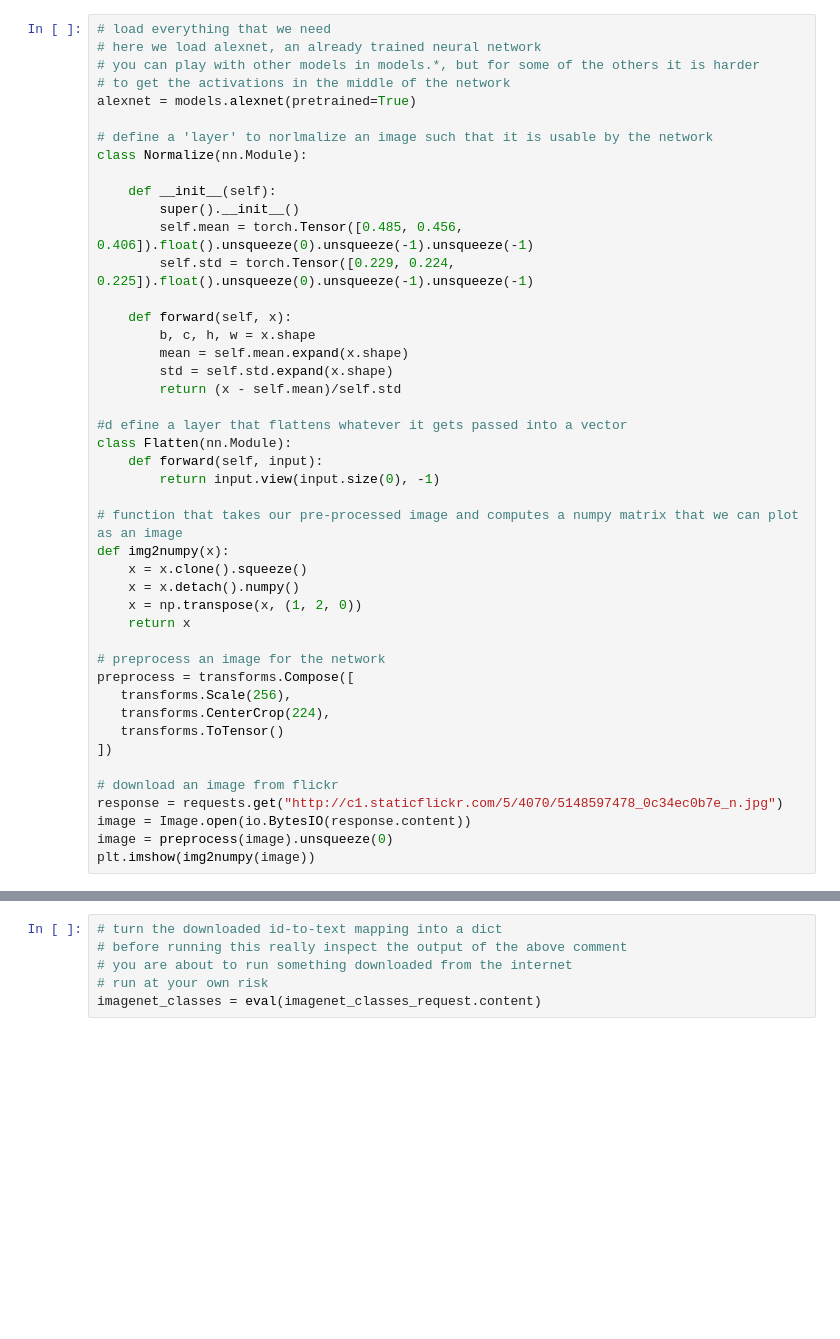
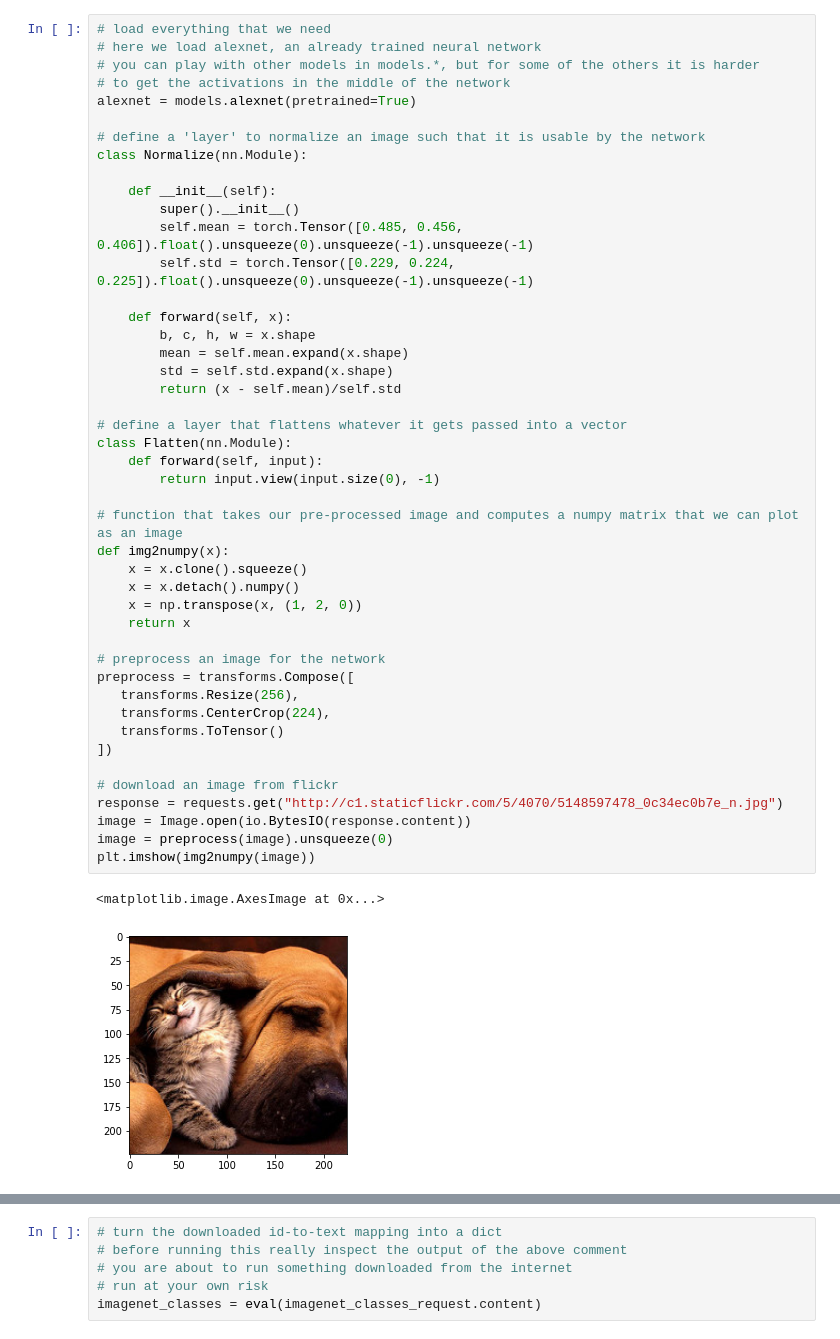
Before and after one commit to anianruoss/RIAI, a Jupyter notebook: exercise08/gradcam.ipynb, the cells around one changed output, grey strips where cells are left out. Saved outputs shown, nothing was run; the diff lists cells and outputs as text; blank space fills up the shorter version.

```diff
--- a/exercise08/gradcam.ipynb
+++ b/exercise08/gradcam.ipynb
@@ -23,7 +30,7 @@ torch.manual_seed(42)
 # to get the activations in the middle of the network
 alexnet = models.alexnet(pretrained=True)
 
-# define a 'layer' to norlmalize an image such that it is usable by the network
+# define a 'layer' to normalize an image such that it is usable by the network
 class Normalize(nn.Module):
 
     def __init__(self):
@@ -32,35 +39,38 @@ class Normalize(nn.Module):
         self.std = torch.Tensor([0.229, 0.224, 0.225]).float().unsqueeze(0).unsqueeze(-1).unsqueeze(-1)
 
     def forward(self, x):
         b, c, h, w = x.shape
         mean = self.mean.expand(x.shape)
         std = self.std.expand(x.shape)
         return (x - self.mean)/self.std
 
-#d efine a layer that flattens whatever it gets passed into a vector
+# define a layer that flattens whatever it gets passed into a vector
 class Flatten(nn.Module):
     def forward(self, input):
         return input.view(input.size(0), -1)
 
 # function that takes our pre-processed image and computes a numpy matrix that we can plot as an image
 def img2numpy(x):
     x = x.clone().squeeze()
     x = x.detach().numpy()
     x = np.transpose(x, (1, 2, 0))
     return x
 
 # preprocess an image for the network
 preprocess = transforms.Compose([
-   transforms.Scale(256),
+   transforms.Resize(256),
    transforms.CenterCrop(224),
    transforms.ToTensor()
 ])
 
 # download an image from flickr
 response = requests.get("http://c1.staticflickr.com/5/4070/5148597478_0c34ec0b7e_n.jpg")
 image = Image.open(io.BytesIO(response.content))
 image = preprocess(image).unsqueeze(0)
 plt.imshow(img2numpy(image))
+# %% [output]
+<matplotlib.image.AxesImage at 0x...>
+[figure, added]
 # %%
 # download a mapping of the imagenet class ids to text
 # https://gist.github.com/yrevar/942d3a0ac09ec9e5eb3a
```
Also changed, not shown: parts of 25 cells of this notebook.
